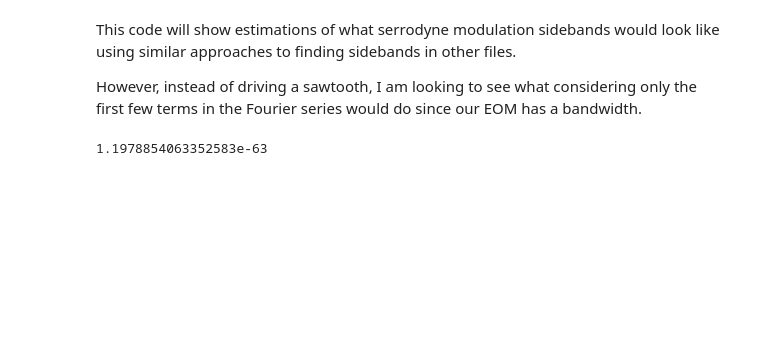
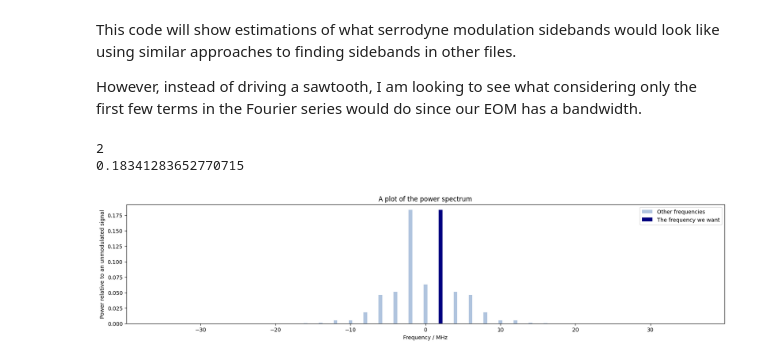
Before and after one commit to 0llieHale11/Finding-Modulation-Indices, a Jupyter notebook: Serrodyne.ipynb, the cells around one changed output. Cells and saved outputs as stored; diff of their text form; code cells hidden in the pictures; blank space fills up the shorter version.

```diff
--- a/Serrodyne.ipynb
+++ b/Serrodyne.ipynb
@@ -12,7 +12,7 @@ However, instead of driving a sawtooth, I am looking to see what considering onl
 
 #The frequencies we are modulating at are different harmonics:
 wm = 2       #this is the frequency of the first harmonic
-N = 2          #this is the number of harmonics we wish to use
+N = 3          #this is the number of harmonics we wish to use
 
 W = []          #W is a list of all of the frequencies we will be modulating at
 for n in range(1,N+1):
@@ -23,7 +23,7 @@ Indices = []    #Following the Fourier series expansion of the sawtooth waveform
 for n in range(1,N+1):
     Indices.append(ModZero / n)
 
-Order = 2      #Considering up to this order
+Order = 3     #Considering up to this order
 # %%
 #work out the amplitude for each frequency:
 values = range(-Order, Order + 1)  # from -Order to Order
@@ -39,7 +39,7 @@ def FreqAndPower(Orders,ModIndices):
 
     Freq = 0
     for i in range(0, np.size(Orders)):
-        Freq += Orders[i] * W[i]
+        Freq += int(Orders[i] * W[i])
 
     Amp = 1
     for x in range(np.size(ModIndices)):
@@ -55,19 +55,23 @@ for i in range(0, NumberOfPlots):
     Powers.append(Powertemp)
 
 #plot the first order seperately
-index = Frequencies.index(wm)
-P = Powers[index]
-print(P)
+index = Powers.index(max(Powers))
+F = Frequencies[index]
+print(F)
+print(max(Powers))
 # %% [output]
-1.1978854063352583e-63
+2
+0.18341283652770715
 # %%
 #plot th power spectrum
 plt.figure(figsize=(20,4))
 plt.bar(Frequencies, Powers,width=0.5, color='lightsteelblue', label = 'Other frequencies')
-plt.bar(wm, P, width =15, color = 'navy', label = 'The frequency we want')
+plt.bar(F, P, width =0.5, color = 'navy', label = 'The frequency we want')
 
 plt.legend()
 plt.xlabel('Frequency / MHz')
 plt.ylabel('Power relative to an unmodulated signal')
 plt.title('A plot of the power spectrum')
 plt.show()
+# %% [output]
+[figure, added]
```
Also changed, not shown: 1 other file.
